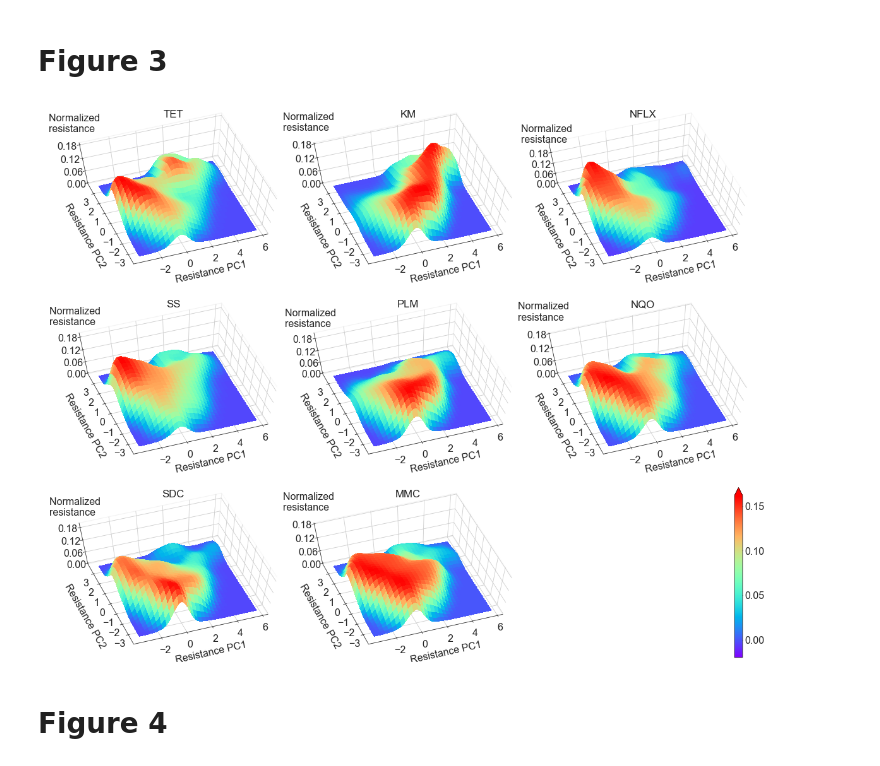
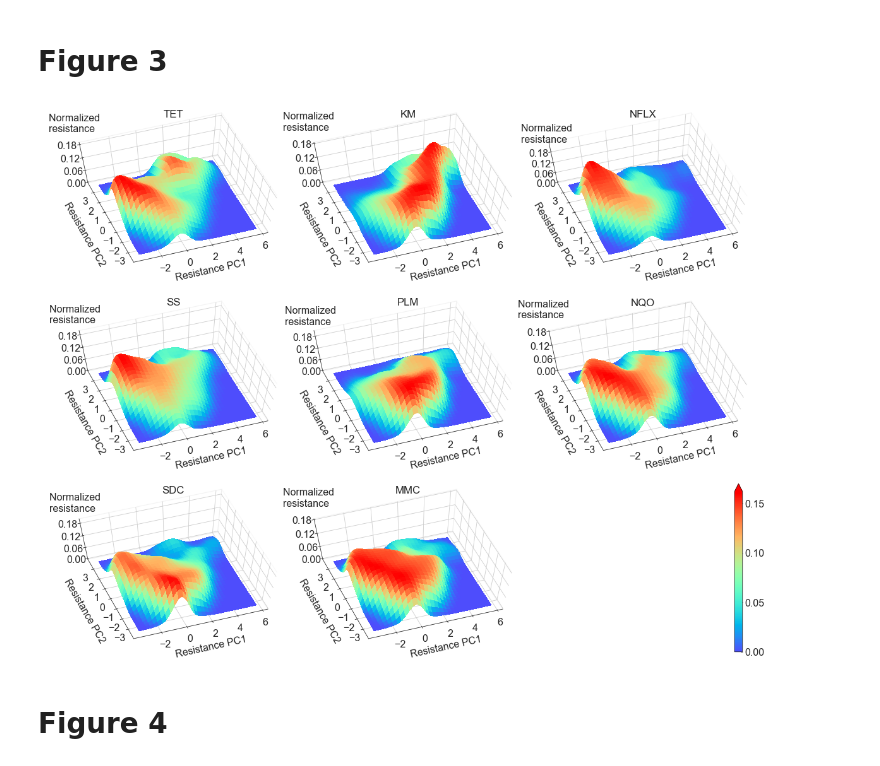
Before and after one commit to jiwasawa/resistance-landscape, a Jupyter notebook: programs_for_figure_generation.ipynb, the cells around one changed output. Cells and saved outputs as stored; diff of their text form; code cells hidden in the pictures.

Commit message:
modified colormap for Fig3

```diff
--- a/programs_for_figure_generation.ipynb
+++ b/programs_for_figure_generation.ipynb
@@ -321,6 +321,7 @@ plt.savefig(save_path + "Fig2.pdf", dpi=300, bbox_inches="tight")
 
 h = 0.9  # bandwidth decided by cross validation
 colormap = plt.get_cmap('rainbow', 256)
+colormap = truncate_colormap(colormap, 0.1, 1, 256)
 high_res = False
 if high_res:
     stride = 30
@@ -366,43 +367,43 @@ for stress_index in range(8):
                          antialiased=False,
                          shade=True,
                          clim=(0, Z.max()),
-                         vmin=-0.02
+                         vmin=0.
                         )
 
     z_max_store.append(Z.max())
     plt.title(stress_list[stress_index])
     ax.view_init(66, 250)
     ax.xaxis.pane.fill = False
     ax.yaxis.pane.fill = False
     ax.zaxis.pane.fill = False
     ax.set_xlabel('Resistance PC1', linespacing=1)
     ax.set_ylabel('Resistance PC2')
     ax.zaxis.set_rotate_label(False)
     ax.text(-6, 4.4, 0.24, s='Normalized \nresistance', fontsize=16)
     ax.set_zticks(np.linspace(0, 0.18, 4))
     ax.xaxis.labelpad = 15
     ax.yaxis.labelpad = 15
 
     if stress_index == 7:
         ax = plt.subplot(3, 3, 9)
         im = ax.imshow(np.random.rand(3, 3),
                        clim=(0, np.min(np.array(z_max_store))),
                        cmap=colormap,
-                       vmin=-0.02
+                       vmin=0.
                       )
         plt.colorbar(im,
                      extend='max',
                      panchor=(-1, 0.5),
                      ticks=np.linspace(0, 0.15, 4),
                      norm=matplotlib.colors.Normalize(
-                         vmin=-0.02, vmax=np.min(np.array(z_max_store))),
+                         vmin=0., vmax=np.min(np.array(z_max_store))),
                     )
 
 plt.subplot(3, 3, 9).remove()
 plt.tight_layout(pad=-3, h_pad=2.0)
 plt.savefig(save_path + "Fig3.pdf", dpi=300, bbox_inches="tight")
 # %% [output]
-[figure, old version]
+[figure, new version]
 # %% [markdown]
 # Figure 4
 # %%
```
Also changed, not shown: 1 other file.
